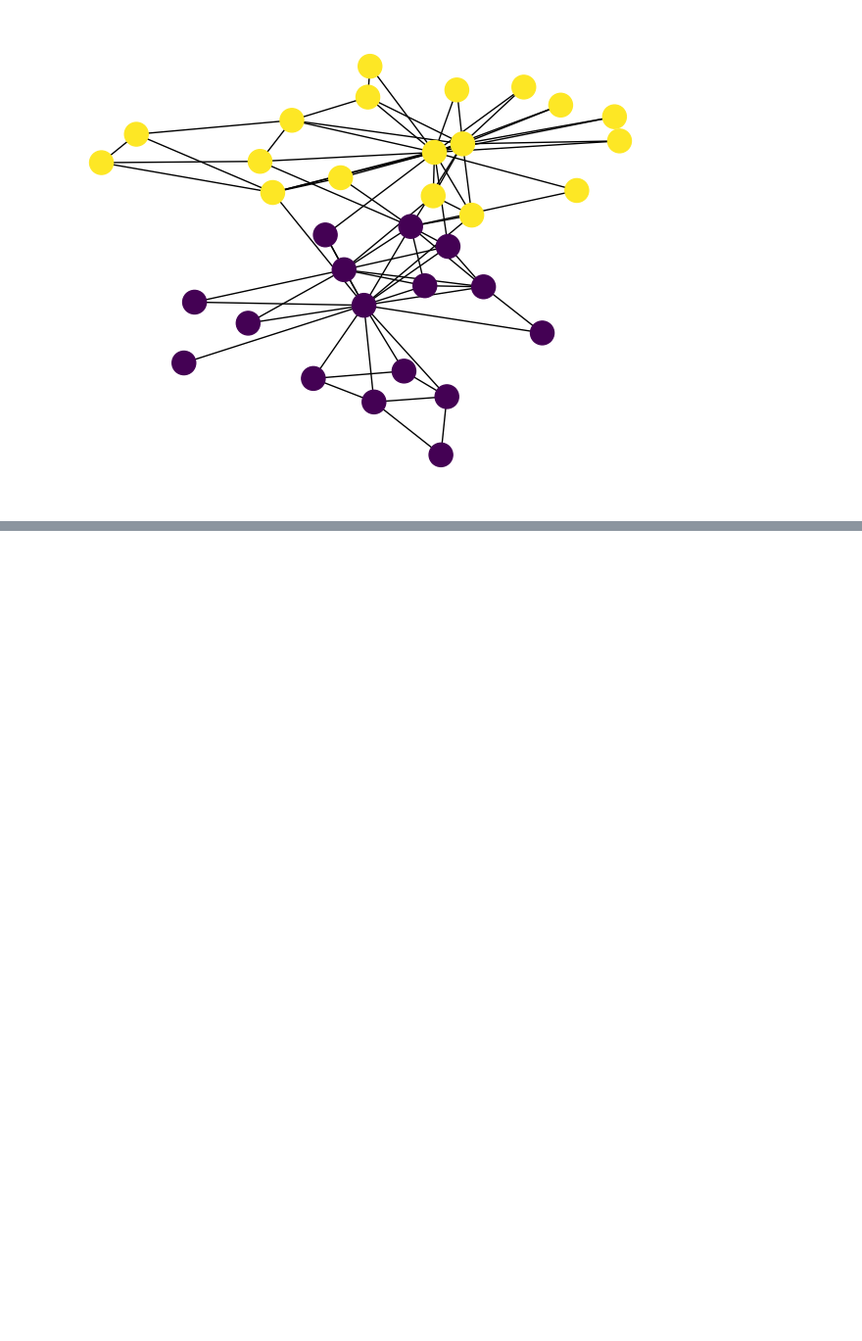
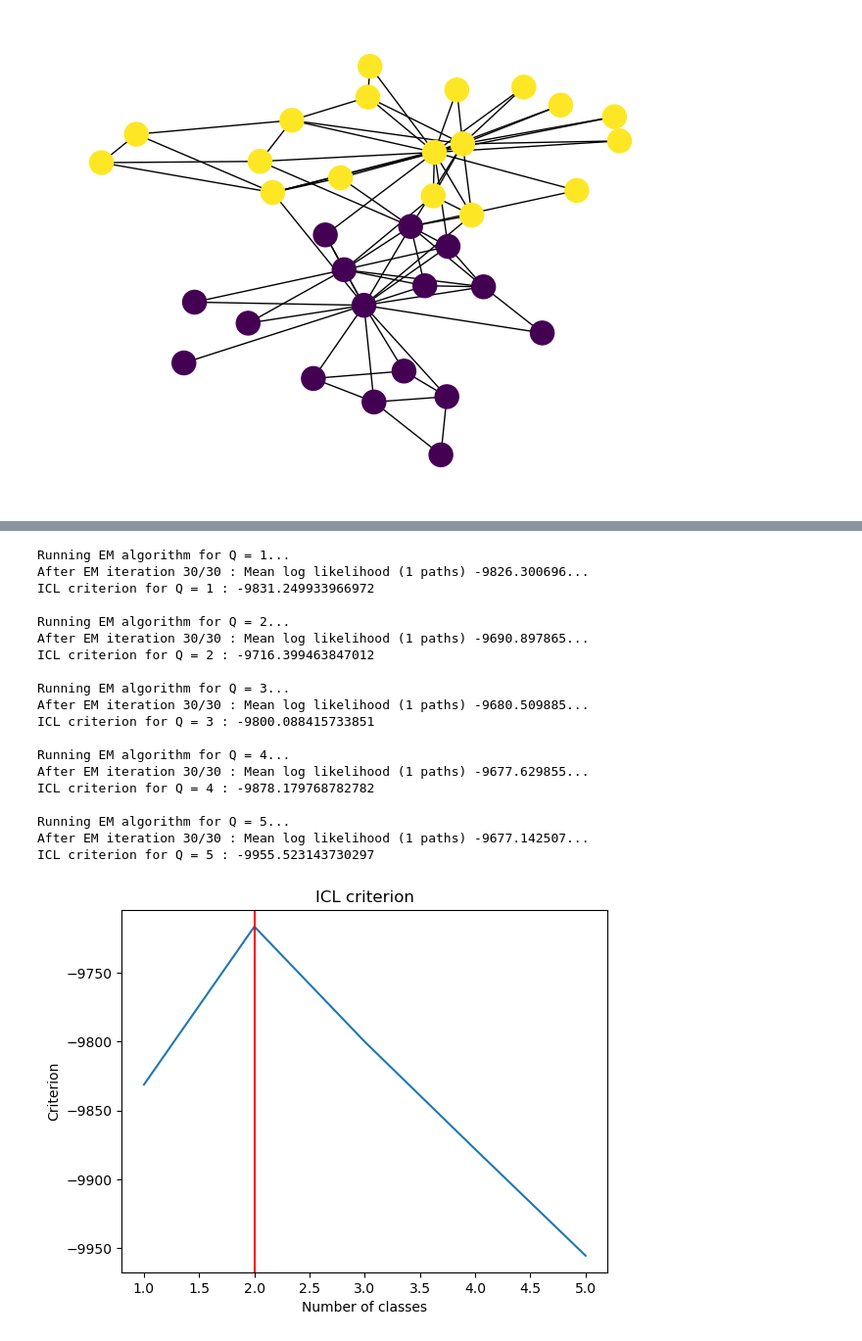
Before and after one commit to bastienlc/SBM-EM, a Jupyter notebook: metrics.ipynb, the cells around one changed output, grey strips where cells are left out. Shown at 98% size. Drawn from its saved outputs; the diff is of its cells as text; code cells hidden in the pictures; blank space fills up the shorter version.

```diff
--- a/metrics.ipynb
+++ b/metrics.ipynb
@@ -111,0 +144,23 @@ Conductance of the clusters: 0.0004568713450292398 0.0004340277777777778
+# %%
+draw_criterion(X, min_Q=1, max_Q=5, em_n_init=5, em_iterations=30)
+# %% [output]
+Running EM algorithm for Q = 1...
+After EM iteration 30/30 : Mean log likelihood (1 paths) -9826.300696...
+ICL criterion for Q = 1 : -9831.249933966972
+
+Running EM algorithm for Q = 2...
+After EM iteration 30/30 : Mean log likelihood (1 paths) -9690.897865...
+ICL criterion for Q = 2 : -9716.399463847012
+
+Running EM algorithm for Q = 3...
+After EM iteration 30/30 : Mean log likelihood (1 paths) -9680.509885...
+ICL criterion for Q = 3 : -9800.088415733851
+
+Running EM algorithm for Q = 4...
+After EM iteration 30/30 : Mean log likelihood (1 paths) -9677.629855...
+ICL criterion for Q = 4 : -9878.179768782782
+
+Running EM algorithm for Q = 5...
+After EM iteration 30/30 : Mean log likelihood (1 paths) -9677.142507...
+ICL criterion for Q = 5 : -9955.523143730297
+[figure, added]
```
Also changed, not shown: parts of 4 cells of this notebook, 4 other files.
